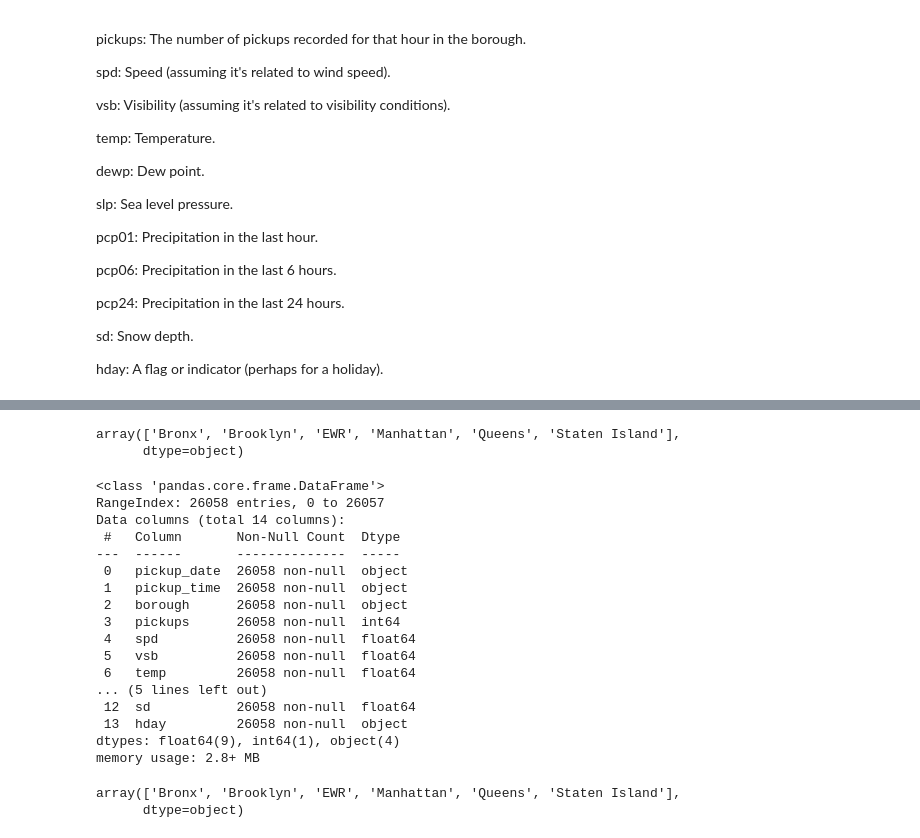
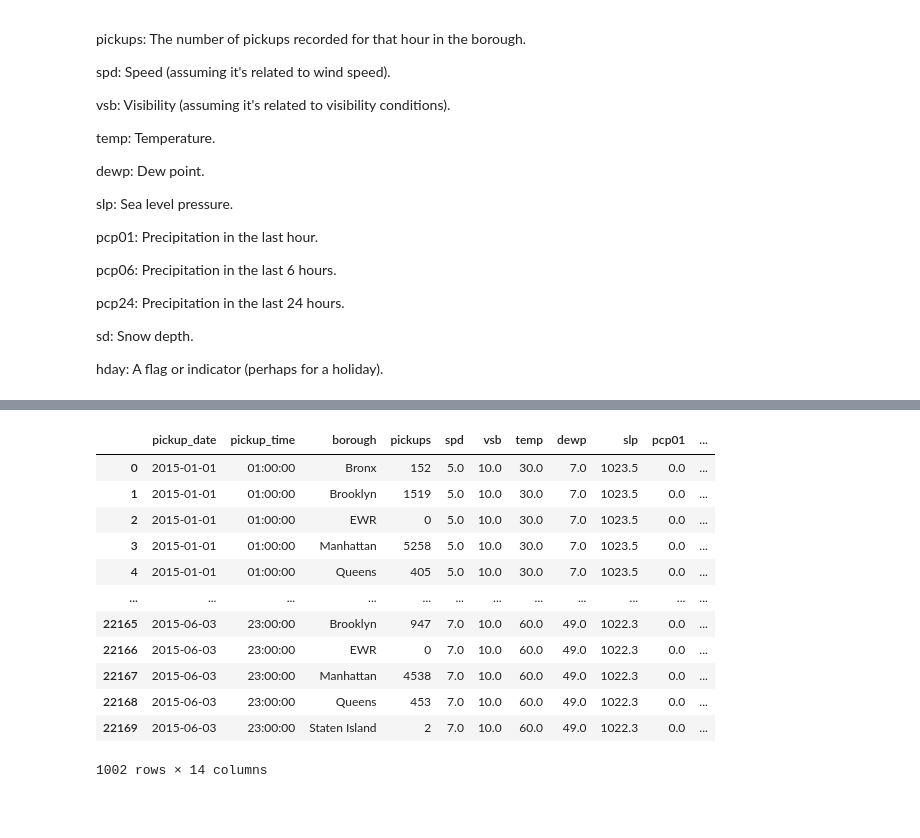
Before and after one commit to Jherza-X/Project1-Group9, a Jupyter notebook: Uber-Weather-Project/project-1 - Q4.ipynb, the cells around one changed output, grey strips where cells are left out. Cells and saved outputs as stored; diff of their text form; code cells hidden in the pictures; blank space fills up the shorter version.

```diff
--- a/Uber-Weather-Project/project-1 - Q4.ipynb
+++ b/Uber-Weather-Project/project-1 - Q4.ipynb
@@ -67,31 +74,19 @@ memory usage: 2.8+ MB
-# %%
-df['borough'].unique()
-# %% [output]
-array(['Bronx', 'Brooklyn', 'EWR', 'Manhattan', 'Queens', 'Staten Island'],
-      dtype=object)
-# %%
-df = df.dropna()
-df.info()
-# %% [output]
-<class 'pandas.core.frame.DataFrame'>
-RangeIndex: 26058 entries, 0 to 26057
-Data columns (total 14 columns):
- #   Column       Non-Null Count  Dtype
----  ------       --------------  -----
- 0   pickup_date  26058 non-null  object
- 1   pickup_time  26058 non-null  object
- 2   borough      26058 non-null  object
- 3   pickups      26058 non-null  int64
- 4   spd          26058 non-null  float64
- 5   vsb          26058 non-null  float64
- 6   temp         26058 non-null  float64
-... (5 lines left out)
- 12  sd           26058 non-null  float64
- 13  hday         26058 non-null  object
-dtypes: float64(9), int64(1), object(4)
-memory usage: 2.8+ MB
-# %%
-df['borough'].unique()
-# %% [output]
-array(['Bronx', 'Brooklyn', 'EWR', 'Manhattan', 'Queens', 'Staten Island'],
-      dtype=object)
+# %%
+#GROUP THE DATA BY HOLYDAY AND REGULAR DAY
+# Group the data by holiday
+holiday_group = uber_weather_df[uber_weather_df['hday'] == 'Y']
+holiday_group
+# %% [output]
+|  | pickup_date | pickup_time | borough | pickups | spd | vsb | temp | dewp | slp | pcp01 | ... |
+| 0 | 2015-01-01 | 01:00:00 | Bronx | 152 | 5.0 | 10.0 | 30.0 | 7.0 | 1023.5 | 0.0 | ... |
+| 1 | 2015-01-01 | 01:00:00 | Brooklyn | 1519 | 5.0 | 10.0 | 30.0 | 7.0 | 1023.5 | 0.0 | ... |
+| 2 | 2015-01-01 | 01:00:00 | EWR | 0 | 5.0 | 10.0 | 30.0 | 7.0 | 1023.5 | 0.0 | ... |
+| 3 | 2015-01-01 | 01:00:00 | Manhattan | 5258 | 5.0 | 10.0 | 30.0 | 7.0 | 1023.5 | 0.0 | ... |
+| 4 | 2015-01-01 | 01:00:00 | Queens | 405 | 5.0 | 10.0 | 30.0 | 7.0 | 1023.5 | 0.0 | ... |
+| ... | ... | ... | ... | ... | ... | ... | ... | ... | ... | ... | ... |
+| 22165 | 2015-06-03 | 23:00:00 | Brooklyn | 947 | 7.0 | 10.0 | 60.0 | 49.0 | 1022.3 | 0.0 | ... |
+| 22166 | 2015-06-03 | 23:00:00 | EWR | 0 | 7.0 | 10.0 | 60.0 | 49.0 | 1022.3 | 0.0 | ... |
+| 22167 | 2015-06-03 | 23:00:00 | Manhattan | 4538 | 7.0 | 10.0 | 60.0 | 49.0 | 1022.3 | 0.0 | ... |
+| 22168 | 2015-06-03 | 23:00:00 | Queens | 453 | 7.0 | 10.0 | 60.0 | 49.0 | 1022.3 | 0.0 | ... |
+| 22169 | 2015-06-03 | 23:00:00 | Staten Island | 2 | 7.0 | 10.0 | 60.0 | 49.0 | 1022.3 | 0.0 | ... |
+1002 rows × 14 columns
```
Also changed, not shown: parts of 12 cells of this notebook.
